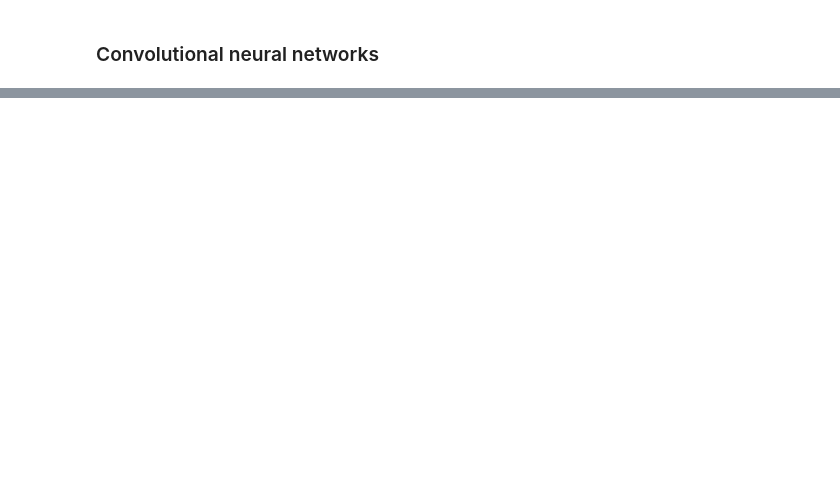
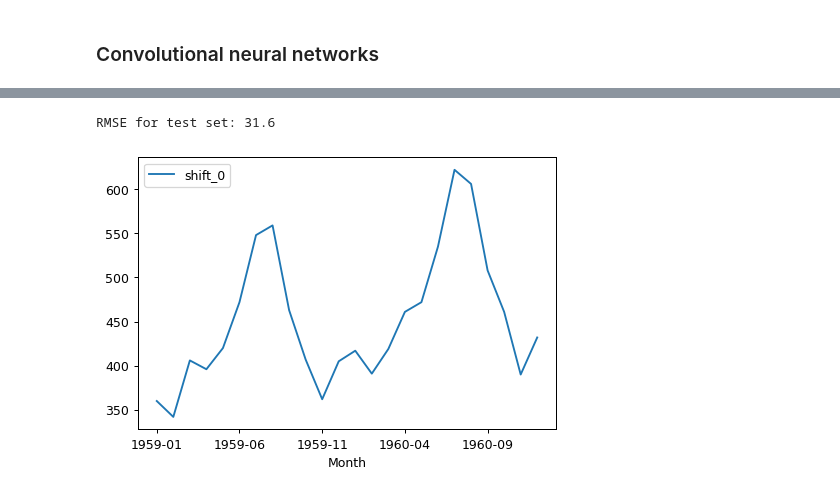
Before and after one commit to ChackMociute/ML4D2E, a Jupyter notebook: jupyterlab/Chapter 14.ipynb, the cells around one changed output, grey strips where cells are left out. Saved outputs shown, nothing was run; the diff lists cells and outputs as text; code cells hidden in the pictures; blank space fills up the shorter version.

```diff
--- a/jupyterlab/Chapter 14.ipynb
+++ b/jupyterlab/Chapter 14.ipynb
@@ -95,0 +176,27 @@ plt.show()
+# %%
+lookback = 12
+sequence = pd.DataFrame({'shift_'+str(s): passengers['Passengers'].shift(s)
+                         for s in range(lookback+1)})[lookback:]
+
+y, X = sequence.iloc[:, 0], sequence.iloc[:, 1:]
+max_value = np.max(y)
+y /= max_value
+X /= max_value
+
+shape = list(X.shape)
+shape.insert(1, 1)
+X = X.values.reshape(shape)
+
+y_train, y_test = y[:-24], y[-24:]
+X_train, X_test = X[:-24], X[-24:]
+# %%
+model = Sequential(
+    [
+        LSTM(units=4, input_shape=(1, lookback)),
+        Dense(4, activation='relu'),
+        Dense(1)
+    ]
+)
+
+model.compile(optimizer='adam', loss='mean_squared_error')
+model.summary()
@@ -95,0 +219,16 @@ plt.show()
+# %%
+history = model.fit(X_train, y_train, epochs=300, batch_size=8, shuffle=True, verbose=0)
+# %%
+preds = model.predict(X_test) * max_value
+reals = y_test * max_value
+
+rmse = np.sqrt(mean_squared_error(y_pred=preds, y_true=reals))
+print(f"RMSE for test set: {rmse:0.3}")
+
+_, ax = plt.subplots(dpi=90)
+reals.plot()
+ax.legend()
+plt.show()
+# %% [output]
+RMSE for test set: 31.6
+[figure, added]
```
Also changed, not shown: parts of 11 cells of this notebook.
